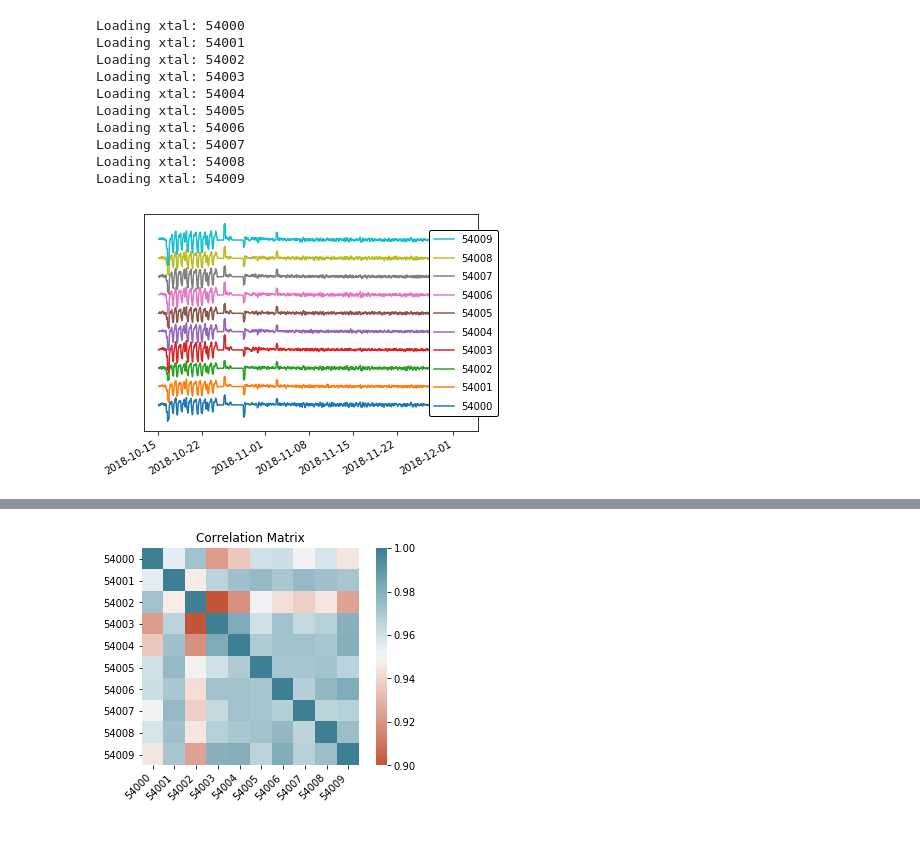
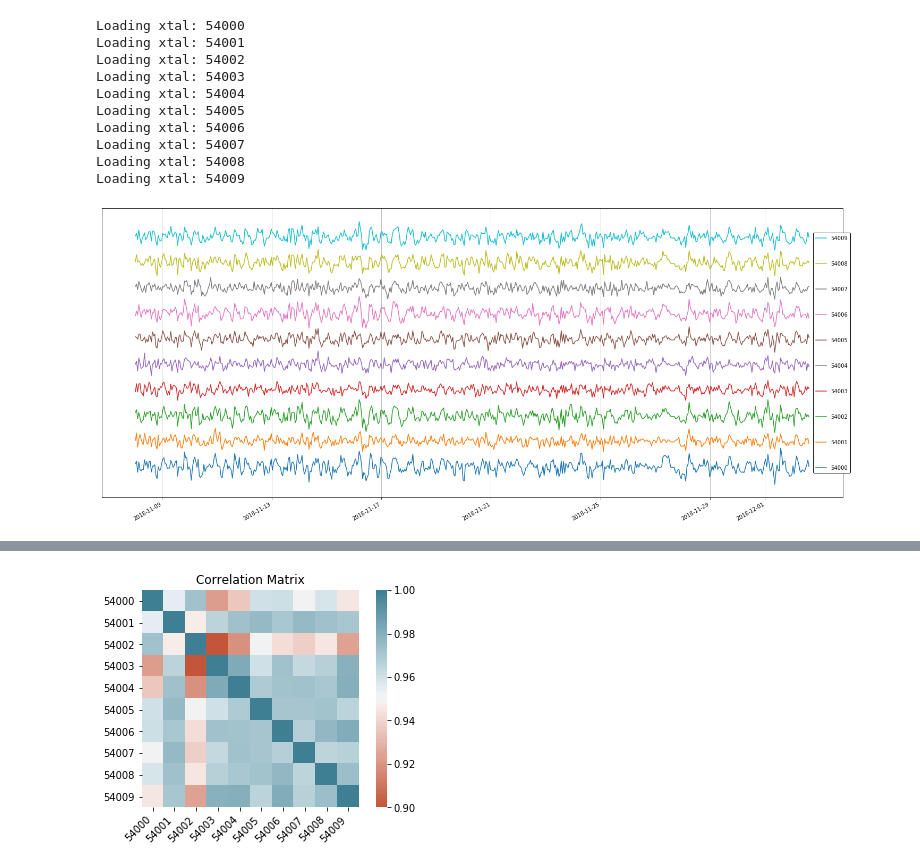
Before and after one commit to UMN-CMS/ECAL_FAIR, a Jupyter notebook: notebooks/multi_autoreg.ipynb, the cells around one changed output, grey strips where cells are left out. Saved outputs shown, nothing was run; the diff lists cells and outputs as text; code cells hidden in the pictures; blank space fills up the shorter version.

Commit message:
moar plots

```diff
--- a/notebooks/multi_autoreg.ipynb
+++ b/notebooks/multi_autoreg.ipynb
@@ -25,6 +25,7 @@ for xtal in xtal_list:
 
     test.index = pd.to_datetime(test.index)
     test = test[['p2']]
+    test = test[test.index > '2018-11-08 00:00:00']
  #   print(test.head())
 
     test_xtals[xtal] = test
@@ -43,19 +44,20 @@ Loading xtal: 54009
 # %%
 xtals_df_shft = xtals_df.copy()
 
 for i,xtal in enumerate(xtal_list):
-    xtals_df_shft[xtal] = xtals_df[xtal]+i*.002
+    xtals_df_shft[xtal] = xtals_df[xtal]+i*.0005
 #plot = xtals_df_shft.plot(legend=False)
-fig, ax = plt.subplots()
+fig, ax = plt.subplots(figsize=(25,10))
+ax.grid(b=True, axis='both')
 ax.set_ylabel('Calibration values')
 for xtal in xtal_list:
     ax.plot(xtals_df_shft[xtal],label=str(xtal))
 plt.setp(ax.get_xticklabels(), rotation=30, horizontalalignment='right')
 handles, labels = ax.get_legend_handles_labels()
 ax.get_yaxis().set_visible(False)
 
-fig.legend(handles[::-1], labels[::-1],ncol=1,labelspacing=0.85,loc=(0.8,0.24),edgecolor='black',facecolor='white',framealpha=1,borderpad=0.5)
+fig.legend(handles[::-1], labels[::-1],ncol=1,labelspacing=3.8,loc=(0.905,0.162),edgecolor='black',facecolor='white',framealpha=1,borderpad=0.5)
 
 fig.show()
 # %% [output]
-[figure, old version]
+[figure, new version]
```
Also changed, not shown: parts of 2 cells of this notebook.
